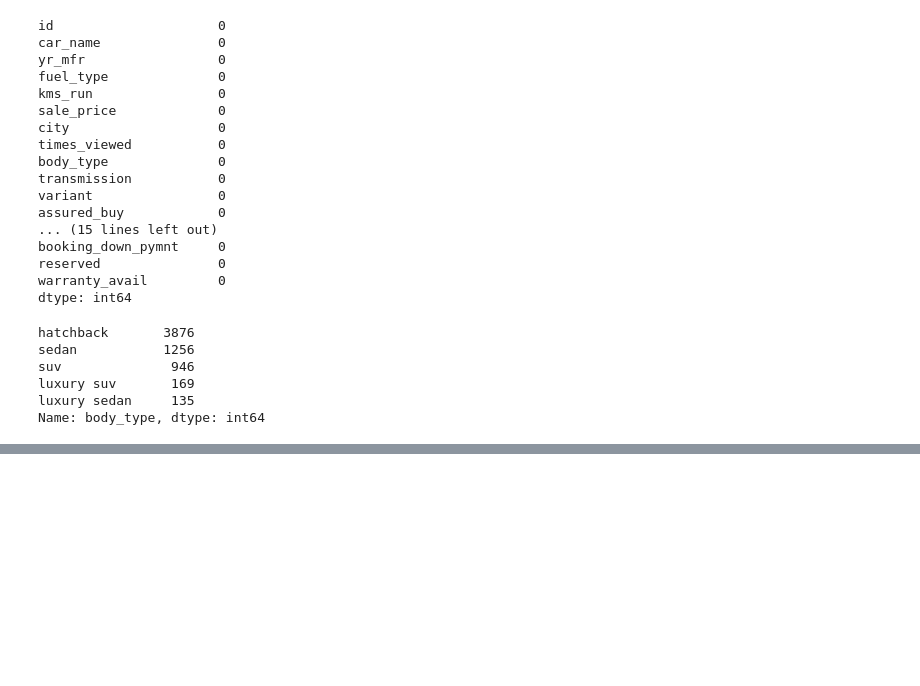
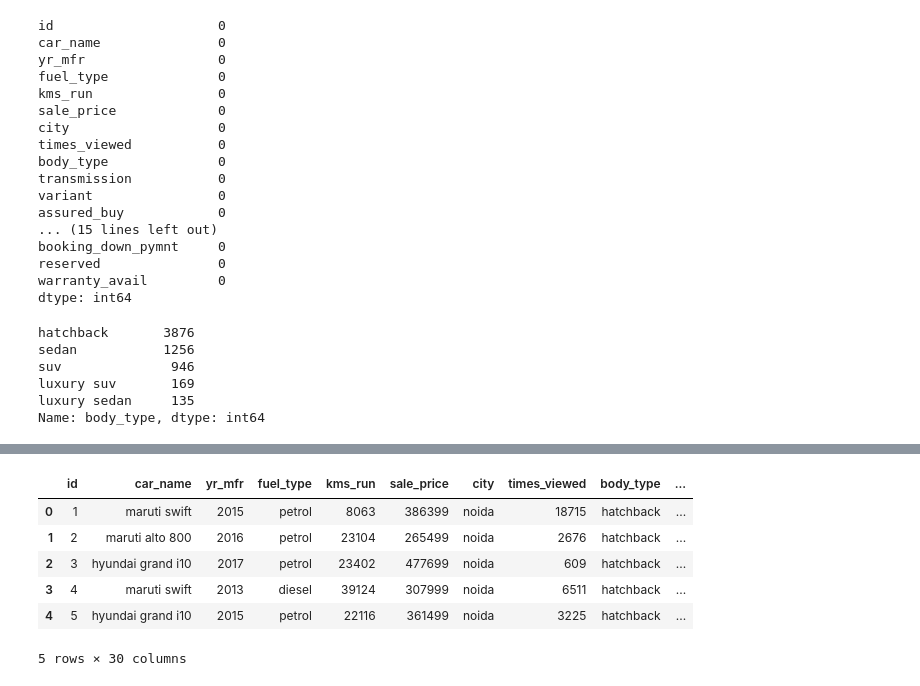
Before and after one commit to AbhishekWaghchaure/MTechDSA_Labs, a Jupyter notebook: AML_Lab/AML_MiniProject.ipynb, the cells around one changed output, grey strips where cells are left out. Cells and saved outputs as stored; diff of their text form; code cells hidden in the pictures; blank space fills up the shorter version.

```diff
--- a/AML_Lab/AML_MiniProject.ipynb
+++ b/AML_Lab/AML_MiniProject.ipynb
@@ -298,0 +319,10 @@ Name: body_type, dtype: int64
+# %%
+df.head()
+# %% [output]
+|  | id | car_name | yr_mfr | fuel_type | kms_run | sale_price | city | times_viewed | body_type | ... |
+| 0 | 1 | maruti swift | 2015 | petrol | 8063 | 386399 | noida | 18715 | hatchback | ... |
+| 1 | 2 | maruti alto 800 | 2016 | petrol | 23104 | 265499 | noida | 2676 | hatchback | ... |
+| 2 | 3 | hyundai grand i10 | 2017 | petrol | 23402 | 477699 | noida | 609 | hatchback | ... |
+| 3 | 4 | maruti swift | 2013 | diesel | 39124 | 307999 | noida | 6511 | hatchback | ... |
+| 4 | 5 | hyundai grand i10 | 2015 | petrol | 22116 | 361499 | noida | 3225 | hatchback | ... |
+5 rows × 30 columns
```
Also changed, not shown: parts of 2 cells of this notebook, 44 other files.
